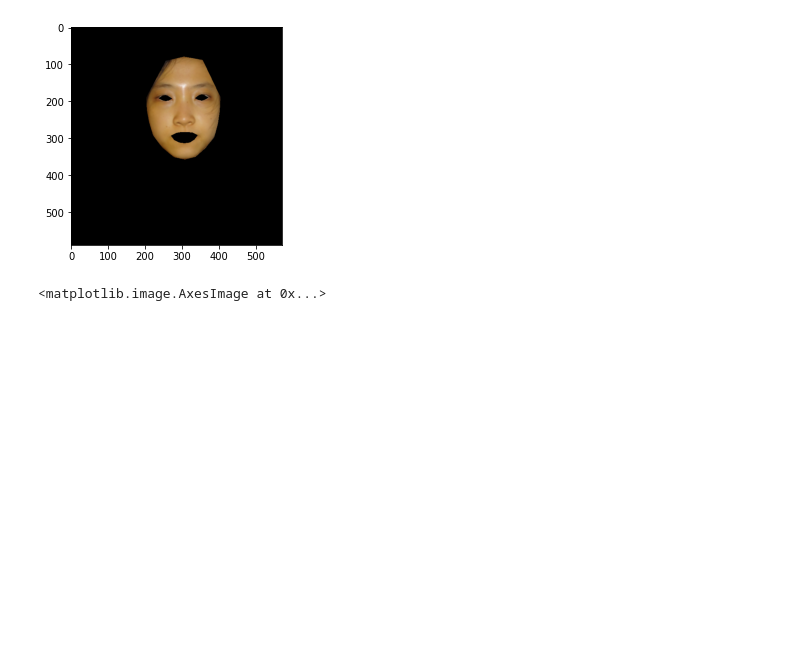
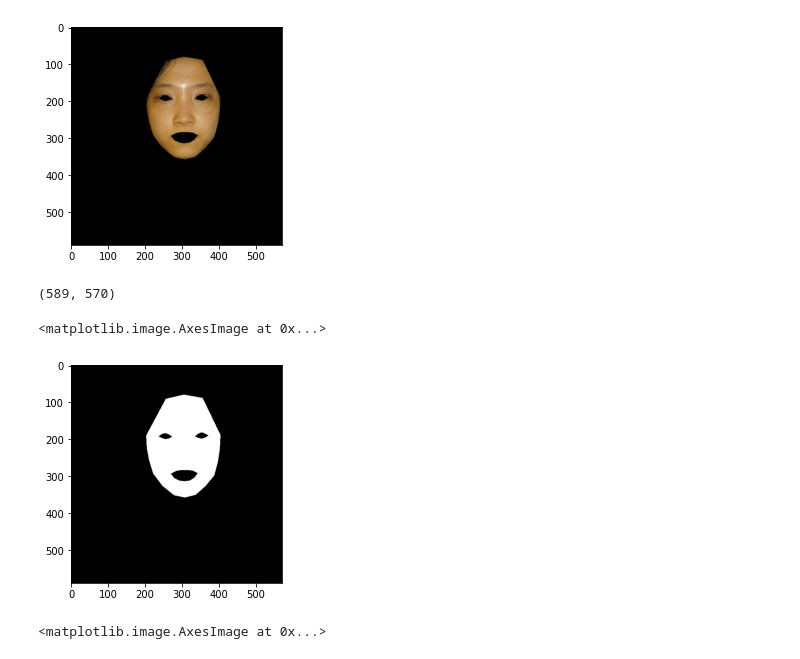
Before and after one commit to shaunak-badani/Digital-Makeup-Face-Generation, a Jupyter notebook: src/Digital Makeup Face Generation.ipynb, the cells around one changed output. Cells and saved outputs as stored; diff of their text form; code cells hidden in the pictures; blank space fills up the shorter version.

```diff
--- a/src/Digital Makeup Face Generation.ipynb
+++ b/src/Digital Makeup Face Generation.ipynb
@@ -420,6 +454,25 @@ plt.imshow(output2)
 # %% [output]
 <matplotlib.image.AxesImage at 0x...>
 [figure]
+# %%
+h,w,c = output2.shape
+binary_mask = np.ones((h,w))
+
+output2_r,output2_g,output2_b = cv2.split(output2)
+
+mask_r = np.where(output2_r!=0,1,0)
+mask_g = np.where(output2_g!=0,1,0)
+mask_b = np.where(output2_b!=0,1,0)
+binary_mask1 = np.bitwise_or(np.array(mask_r),np.array(mask_g))
+binary_mask = np.bitwise_or(np.array(binary_mask1),np.array(mask_b))
+
+print(binary_mask.shape)
+
+plt.imshow(binary_mask*255,cmap='gray')
+# %% [output]
+(589, 570)
+<matplotlib.image.AxesImage at 0x...>
+[figure, added]
 # %%
 def linear_scaling(img,fr,fg,fb):
   r,g,b = cv2.split(img)
```
Also changed, not shown: parts of 13 cells of this notebook.
